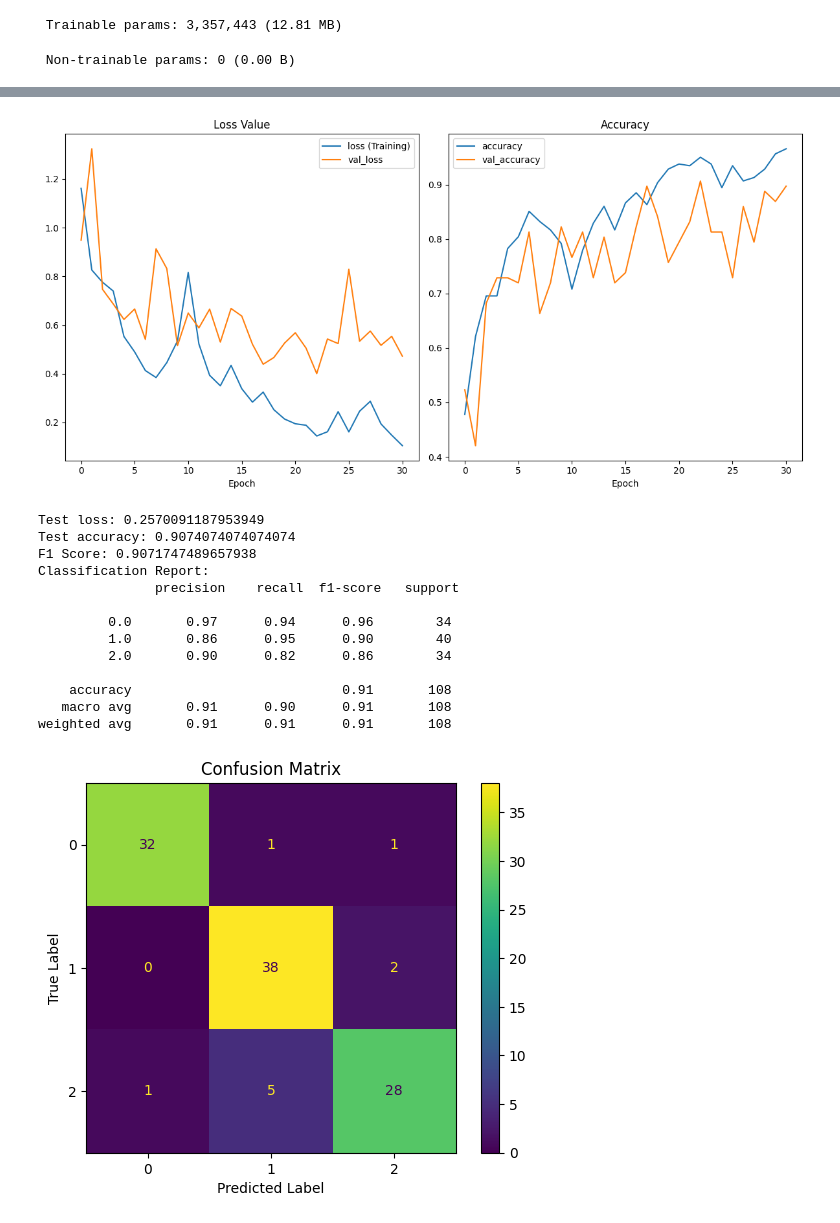
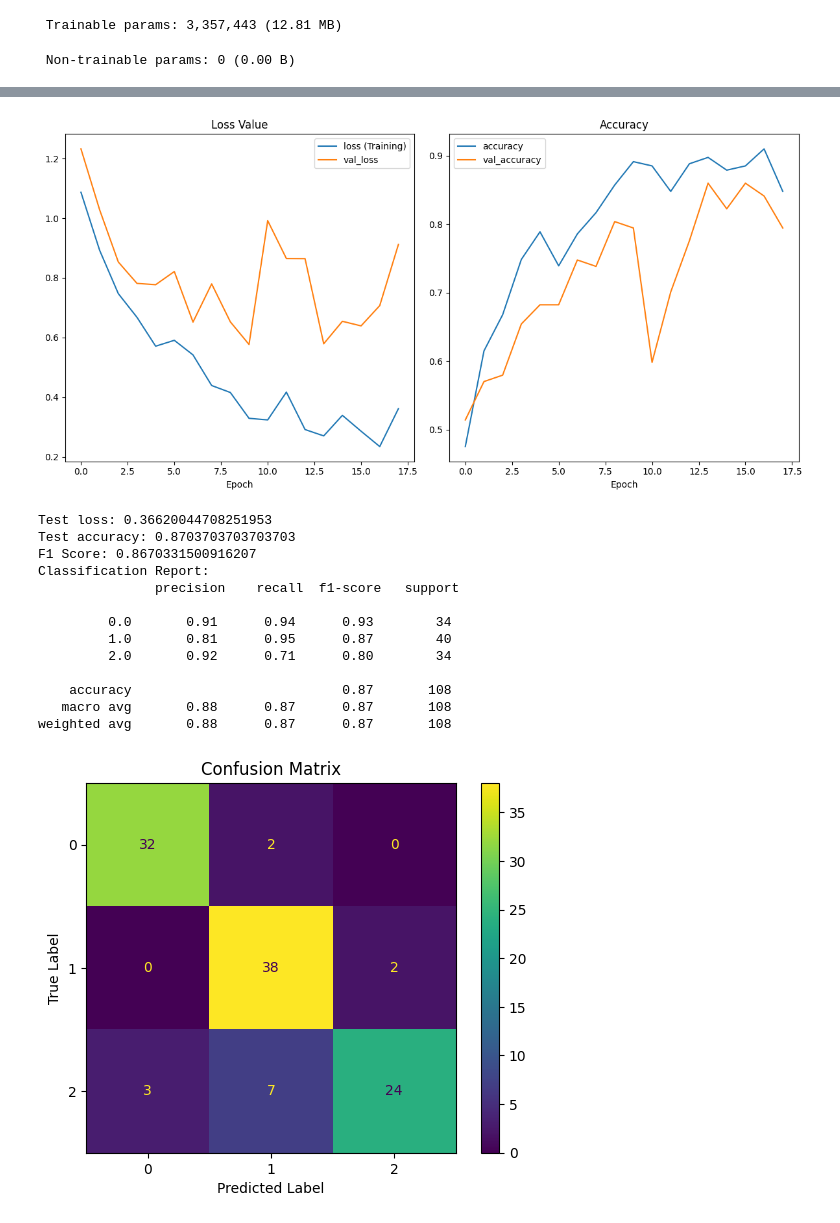
Before and after one commit to pietrodardano/ForceDriven_Arto, a Jupyter notebook: ML_Actions/FLAP/1D_MOD_4IN_FLAP_FTP.ipynb, the cells around one changed output, grey strips where cells are left out. Saved outputs shown, nothing was run; the diff lists cells and outputs as text; code cells hidden in the pictures.

```diff
--- a/ML_Actions/FLAP/1D_MOD_4IN_FLAP_FTP.ipynb
+++ b/ML_Actions/FLAP/1D_MOD_4IN_FLAP_FTP.ipynb
@@ -323,7 +311,7 @@ FILTN = 2
 def build_branched_model(input_shapes):
     def create_branch(input_shape, branch_id):
         input_layer = Input(shape=input_shape, name=f'input{branch_id}')
-        x = Conv1D(filters=64*FILTN, kernel_size=10, strides=2, activation='relu', padding='same', name=f'conv1d_{branch_id}_1')(input_layer)
+        x = Conv1D(filters=64*FILTN, kernel_size=30, strides=10, activation='relu', padding='same', name=f'conv1d_{branch_id}_1')(input_layer)
         x = MaxPooling1D(pool_size=2)(x)
         x = Conv1D(filters=128*FILTN, kernel_size=4, strides=2, activation='relu', name=f'conv1d_{branch_id}_2')(x)
         #x = Dropout(rate=0.2, name=f'dropout_{branch_id}_1')(x)
@@ -453,7 +438,7 @@ def build_branched_model(input_shapes):
 
     # Dense layers
     dense = Dense(64, activation='relu', name='dense_1')(merged)
-    #dense = Dense(16, activation='relu', name='dense_2')(dense)
+    dense = Dense(16, activation='relu', name='dense_2')(dense)
 
     # Output layer for 6-class classification
     output = Dense(OUT_N, activation='softmax', name='output')(dense)
@@ -513,16 +498,16 @@ Epoch 31/60
 4/4 ━━━━━━━━━━━━━━━━━━━━ 0s 54ms/step
-[figure, old version]
+[figure, new version]
-Test loss: 0.2570091187953949
-Test accuracy: 0.9074074074074074
-F1 Score: 0.9071747489657938
+Test loss: 0.36620044708251953
+Test accuracy: 0.8703703703703703
+F1 Score: 0.8670331500916207
 Classification Report:
                precision    recall  f1-score   support
 
-         0.0       0.97      0.94      0.96        34
-         1.0       0.86      0.95      0.90        40
-         2.0       0.90      0.82      0.86        34
+         0.0       0.91      0.94      0.93        34
+         1.0       0.81      0.95      0.87        40
+         2.0       0.92      0.71      0.80        34
 
-    accuracy                           0.91       108
-   macro avg       0.91      0.90      0.91       108
-weighted avg       0.91      0.91      0.91       108
+    accuracy                           0.87       108
+   macro avg       0.88      0.87      0.87       108
+weighted avg       0.88      0.87      0.87       108
-[figure, old version]
+[figure, new version]
```
Also changed, not shown: parts of 6 cells of this notebook, 34 other files.
